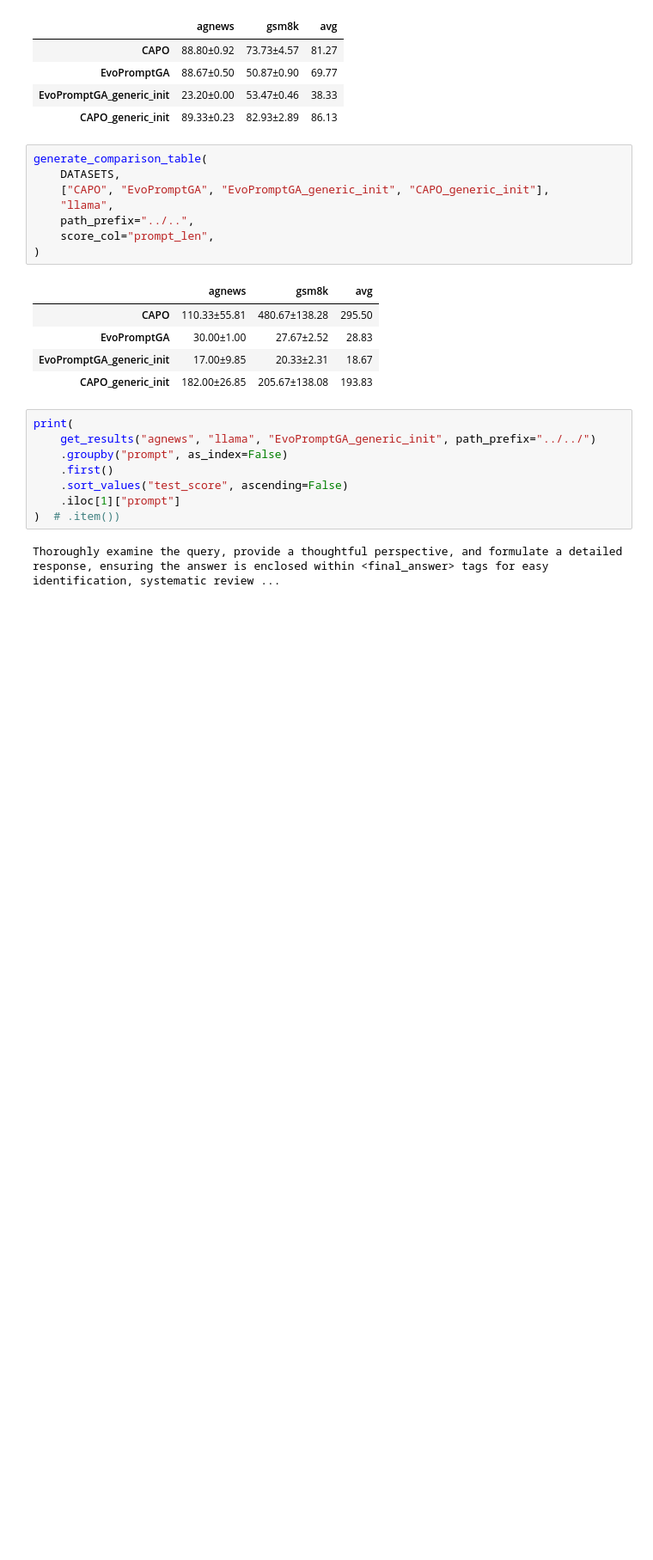
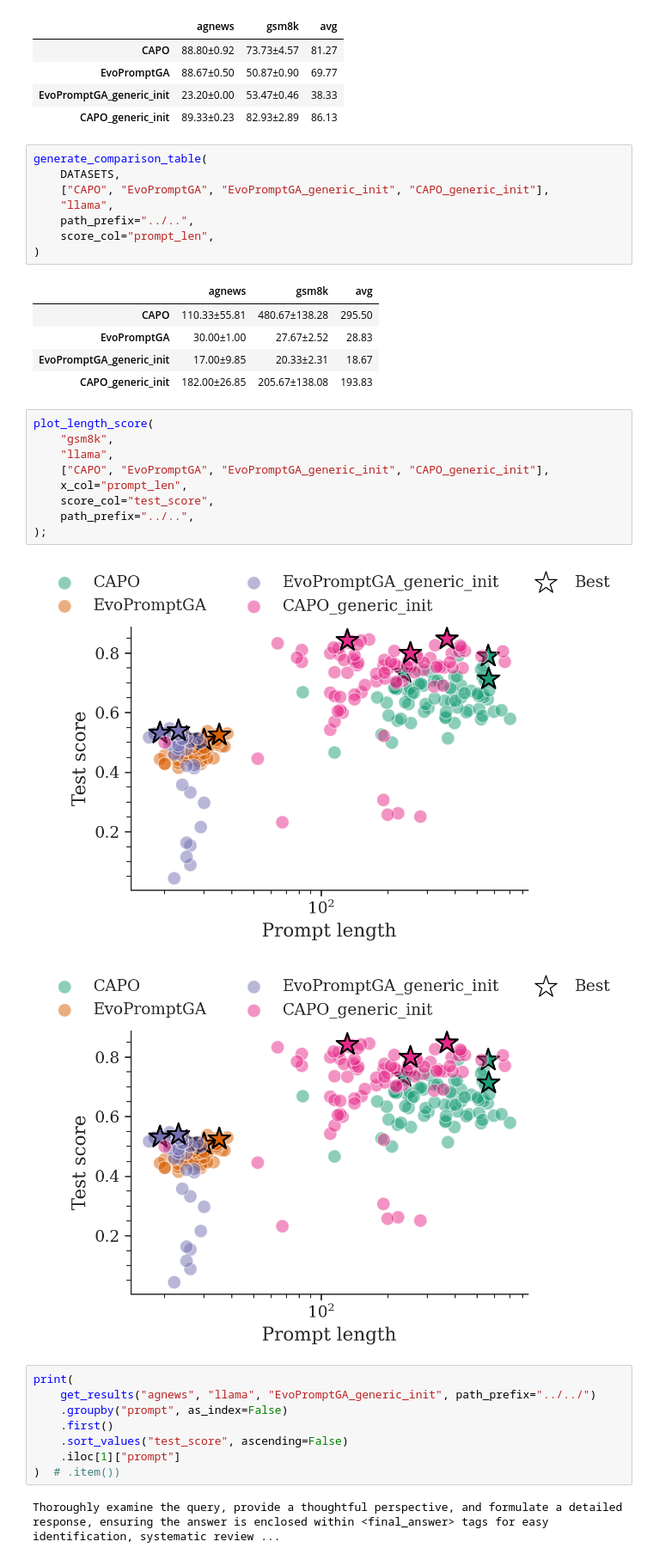
Before and after one commit to finitearth/capo, a Jupyter notebook: notebooks/paper_visualization/ablation_visualization.ipynb, the cells around one changed output. Shown at 86% size. Drawn from its saved outputs; the diff is of its cells as text; blank space fills up the shorter version.

```diff
--- a/notebooks/paper_visualization/ablation_visualization.ipynb
+++ b/notebooks/paper_visualization/ablation_visualization.ipynb
@@ -173,6 +174,18 @@ generate_comparison_table(
 | EvoPromptGA | 30.00±1.00 | 27.67±2.52 | 28.83 |
 | EvoPromptGA_generic_init | 17.00±9.85 | 20.33±2.31 | 18.67 |
 | CAPO_generic_init | 182.00±26.85 | 205.67±138.08 | 193.83 |
+# %%
+plot_length_score(
+    "gsm8k",
+    "llama",
+    ["CAPO", "EvoPromptGA", "EvoPromptGA_generic_init", "CAPO_generic_init"],
+    x_col="prompt_len",
+    score_col="test_score",
+    path_prefix="../..",
+);
+# %% [output]
+[figure, added]
+[figure, added]
 # %%
 print(
     get_results("agnews", "llama", "EvoPromptGA_generic_init", path_prefix="../../")
```
Also changed, not shown: parts of 2 cells of this notebook, 32 other files.
